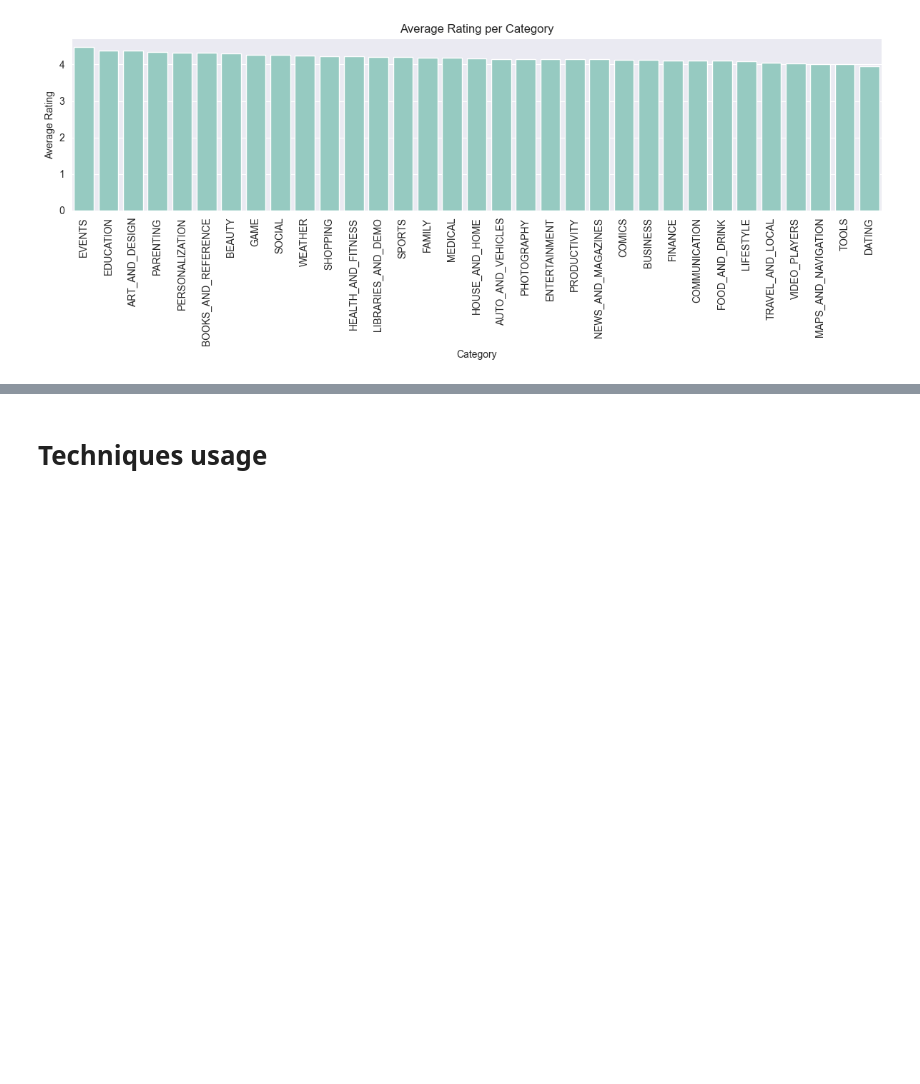
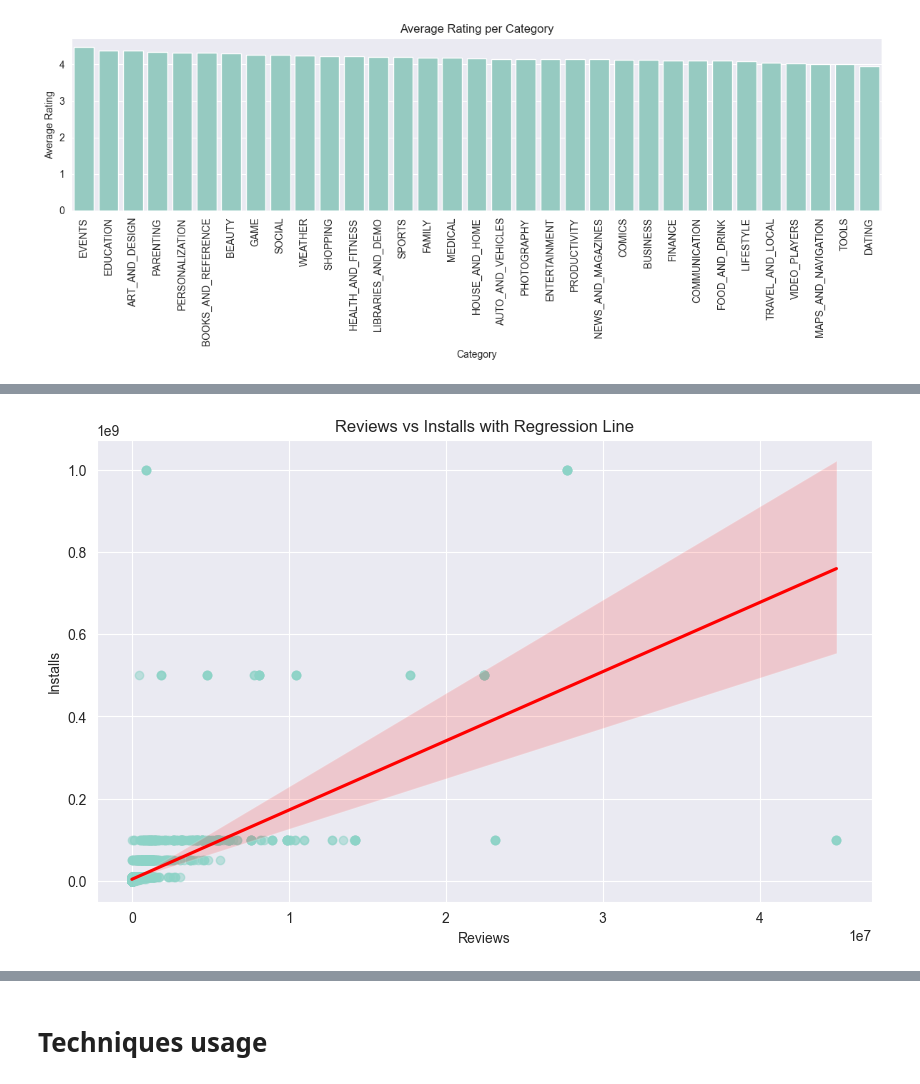
Before and after one commit to Aauia/MobileApp-Success-Project, a Jupyter notebook: appAnalyses/finalVersionEdited.ipynb, the cells around one changed output, grey strips where cells are left out. Cells and saved outputs as stored; diff of their text form; code cells hidden in the pictures; blank space fills up the shorter version.

```diff
--- a/appAnalyses/finalVersionEdited.ipynb
+++ b/appAnalyses/finalVersionEdited.ipynb
@@ -463,0 +504,9 @@ plt.show()
+# %%
+plt.figure(figsize=(10, 6))
+sns.regplot(data=df, x='Reviews', y='Installs', scatter_kws={'alpha':0.5}, line_kws={'color':'red'})
+plt.title('Reviews vs Installs with Regression Line')
+plt.xlabel('Reviews')
+plt.ylabel('Installs')
+plt.show()
+# %% [output]
+[figure, added]
```
Also changed, not shown: parts of 7 cells of this notebook.
